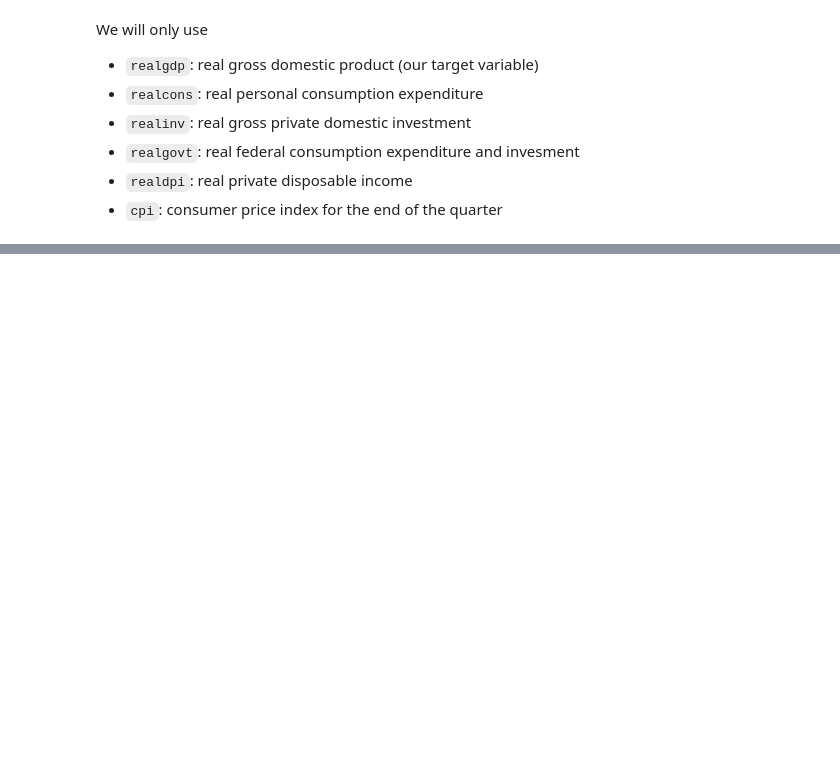
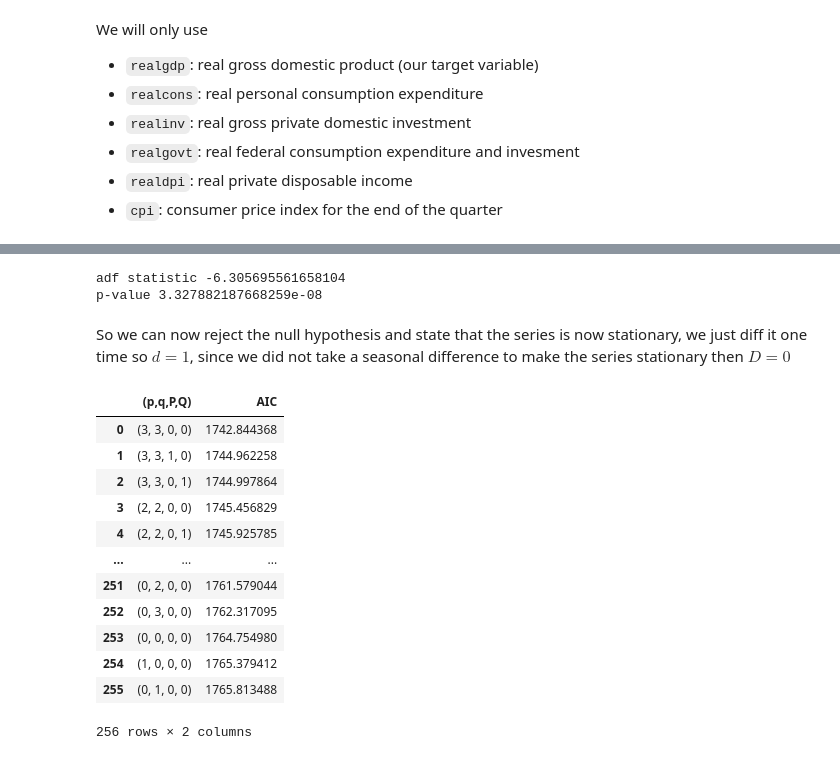
Before and after one commit to bsantanad/time-series, a Jupyter notebook: ch9_sarima_exogenous/sarima_exogenous.ipynb, the cells around one changed output, grey strips where cells are left out. Saved outputs shown, nothing was run; the diff lists cells and outputs as text; code cells hidden in the pictures; blank space fills up the shorter version.

```diff
--- a/ch9_sarima_exogenous/sarima_exogenous.ipynb
+++ b/ch9_sarima_exogenous/sarima_exogenous.ipynb
@@ -75,0 +116,10 @@ plt.tight_layout()
+# %%
+diff = np.diff(macro_econ_data.realgdp, n = 1)
+adf = sm.tsa.stattools.adfuller(diff)
+print(f'adf statistic {adf[0]}')
+print(f'p-value {adf[1]}')
+# %% [output]
+adf statistic -6.305695561658104
+p-value 3.327882187668259e-08
+# %% [markdown]
+So we can now reject the null hypothesis and state that the series is now stationary, we just diff it one time so $d = 1$, since we did not take a seasonal difference to make the series stationary then $D=0$
@@ -75,0 +173,12 @@ plt.tight_layout()
+# %%
+ps = range(0, 4)
+qs = range(0, 4)
+Ps = range(0, 4)
+Qs = range(0, 4)
+
+d = 1
+D = 0
+s = 4 # since the data is collected quarterly m = s = 4
+
+# list with all combinations posible for p,q,P,Q
+order_l = list(itertools.product(ps, qs, Ps, Qs))
@@ -75,0 +191,17 @@ plt.tight_layout()
+# %%
+result_df = optimize_sarimax(target_train, exog_train, order_l, d, D, s)
+result_df
+# %% [output]
+|  | (p,q,P,Q) | AIC |
+| 0 | (3, 3, 0, 0) | 1742.844368 |
+| 1 | (3, 3, 1, 0) | 1744.962258 |
+| 2 | (3, 3, 0, 1) | 1744.997864 |
+| 3 | (2, 2, 0, 0) | 1745.456829 |
+| 4 | (2, 2, 0, 1) | 1745.925785 |
+| ... | ... | ... |
+| 251 | (0, 2, 0, 0) | 1761.579044 |
+| 252 | (0, 3, 0, 0) | 1762.317095 |
+| 253 | (0, 0, 0, 0) | 1764.754980 |
+| 254 | (1, 0, 0, 0) | 1765.379412 |
+| 255 | (0, 1, 0, 0) | 1765.813488 |
+256 rows × 2 columns
```
Also changed, not shown: parts of 24 cells of this notebook, 1 other file.
